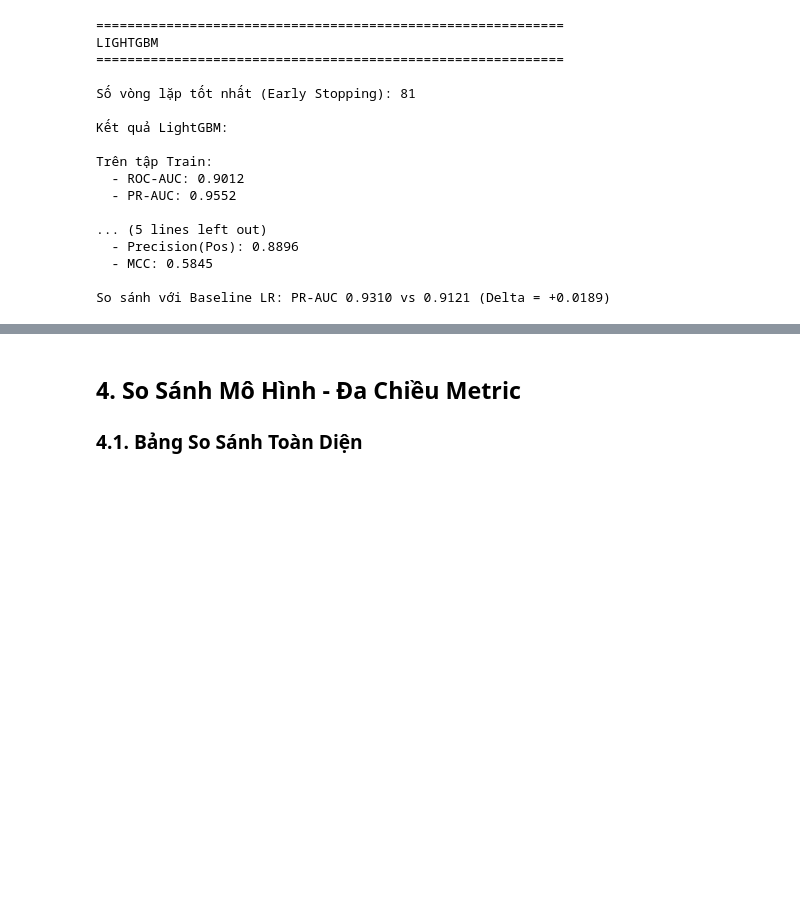
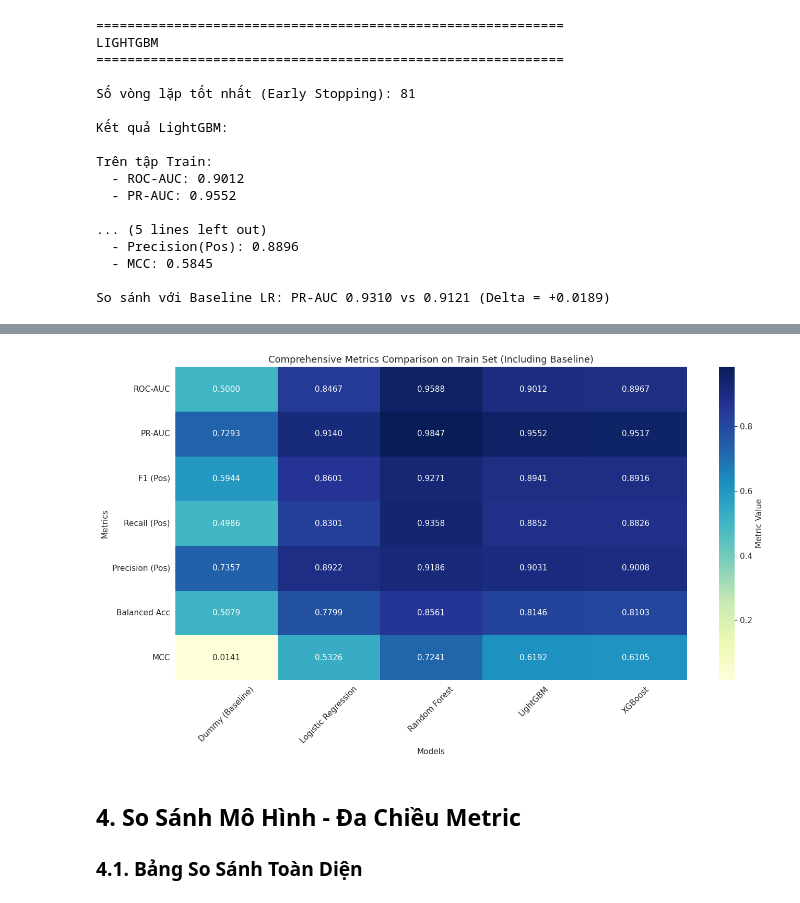
Before and after one commit to b28dbca4/Clinical-Trial-Failure-Prediction, a Jupyter notebook: notebooks/05_modeling.ipynb, the cells around one changed output, grey strips where cells are left out. Cells and saved outputs as stored; diff of their text form; code cells hidden in the pictures; blank space fills up the shorter version.

```diff
--- a/notebooks/05_modeling.ipynb
+++ b/notebooks/05_modeling.ipynb
@@ -753,3 +801,40 @@ So sánh với Baseline LR: PR-AUC 0.9310 vs 0.9121 (Delta = +0.0189)
+# %%
+models = ['Dummy (Baseline)', 'Logistic Regression', 'Random Forest', 'LightGBM', 'XGBoost']
+model_probas = [y_val_proba_dummy, y_train_proba_lr, y_train_proba_rf, y_train_proba_lgb, y_train_proba_xgb]  # Note: using val for dummy as train dummy might not be available
+model_preds = [y_val_pred_dummy, y_train_pred_lr, y_train_pred_rf, y_train_pred_lgb, y_train_pred_xgb]
+
+# Collect all metrics
+all_metrics = []
+for name, proba, pred in zip(models, model_probas, model_preds):
+    if name == 'Dummy (Baseline)':
+        # For dummy, use val data since train dummy might not be computed
+        metrics = adv_evaluator.compute_comprehensive_metrics(y_val.values, pred, proba)
+    else:
+        metrics = adv_evaluator.compute_comprehensive_metrics(y_train.values, pred, proba)
+    metrics['model'] = name
+    all_metrics.append(metrics)
+
+# Create DataFrame
+train_metrics_df = pd.DataFrame(all_metrics)
+
+# Select key metrics for visualization
+key_metrics = ['roc_auc', 'pr_auc', 'f1_pos', 'recall_pos', 'precision_pos', 'balanced_accuracy', 'mcc']
+metric_names = ['ROC-AUC', 'PR-AUC', 'F1 (Pos)', 'Recall (Pos)', 'Precision (Pos)', 'Balanced Acc', 'MCC']
+
+# Create heatmap for train set
+plt.figure(figsize=(14, 8))
+heatmap_data = train_metrics_df.set_index('model')[key_metrics]
+heatmap_data.columns = metric_names
+
+sns.heatmap(heatmap_data.T, annot=True, fmt='.4f', cmap='YlGnBu', cbar_kws={'label': 'Metric Value'})
+plt.title('Comprehensive Metrics Comparison on Train Set (Including Baseline)')
+plt.ylabel('Metrics')
+plt.xlabel('Models')
+plt.xticks(rotation=45)
+plt.tight_layout()
+plt.show()
+# %% [output]
+[figure, added]
 # %% [markdown]
 ## 4. So Sánh Mô Hình - Đa Chiều Metric
 
```
Also changed, not shown: parts of 11 cells of this notebook, 11 other files.
